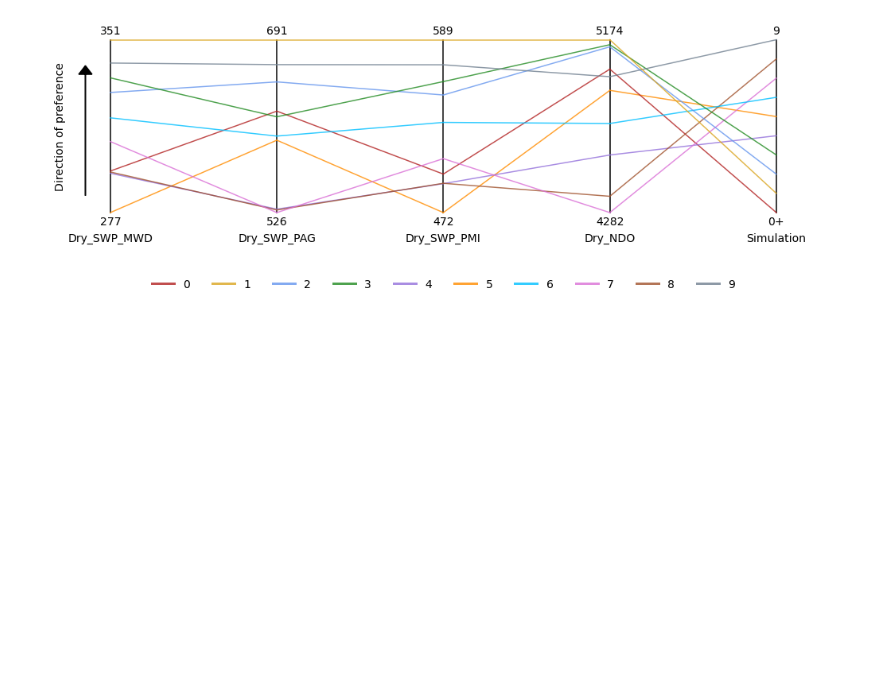
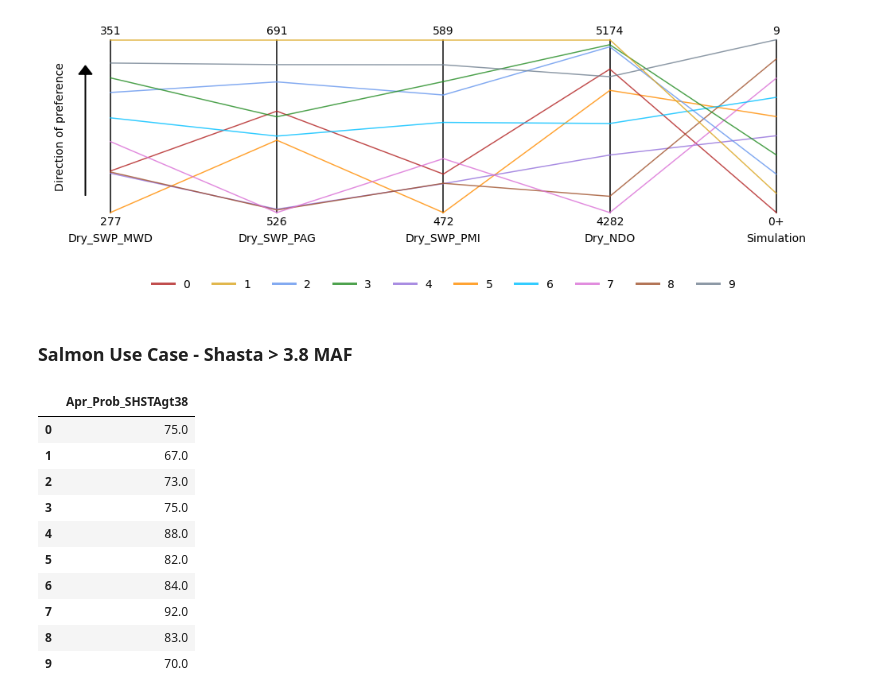
Before and after one commit to canruso/UCW_Story, a Jupyter notebook: EDA_Drought_Sequences.ipynb, the cells around one changed output. Saved outputs shown, nothing was run; the diff lists cells and outputs as text; code cells hidden in the pictures; blank space fills up the shorter version.

Commit message:
Add April Shasta > 3.8 MAF

```diff
--- a/EDA_Drought_Sequences.ipynb
+++ b/EDA_Drought_Sequences.ipynb
@@ -2227,3 +2227,34 @@ custom_parallel_coordinates(dry_metrics_swp_ndo, columns_axes=dry_metrics_swp_nd
                             save_fig_filename = f'{output_data_dir}/dry_metrics_swp_ndo.png')
 # %% [output]
 [figure]
+# %% [markdown]
+### Salmon Use Case - Shasta > 3.8 MAF
+# %%
+def count_exceedance_days(data, threshold):
+    exceedance_counts = pd.DataFrame(np.nan, index=[0], columns=data.columns)
+
+    for col in data.columns:
+        exceedance_counts.loc[0, col] = (data[col] > threshold).sum()
+    return exceedance_counts
+# %%
+def exceedance_probability(df, var, threshold, month, vartitle):
+    var_df = create_subset_var(df, var)
+    var_month_df = var_df[var_df.index.month.isin([month])]
+    result_df = count_exceedance_days(var_month_df, threshold) / len(var_month_df) * 100
+    reshaped_df = result_df.melt(value_name=vartitle).reset_index(drop=True)[[vartitle]]
+    return reshaped_df
+# %%
+Apr_Prob_SHSTAgt38 = exceedance_probability(df, "S_SHSTA_", 3800, 4, "Apr_Prob_SHSTAgt38")
+Apr_Prob_SHSTAgt38
+# %% [output]
+|  | Apr_Prob_SHSTAgt38 |
+| 0 | 75.0 |
+| 1 | 67.0 |
+| 2 | 73.0 |
+| 3 | 75.0 |
+| 4 | 88.0 |
+| 5 | 82.0 |
+| 6 | 84.0 |
+| 7 | 92.0 |
+| 8 | 83.0 |
+| 9 | 70.0 |
```
Also changed, not shown: parts of 4 cells of this notebook.
